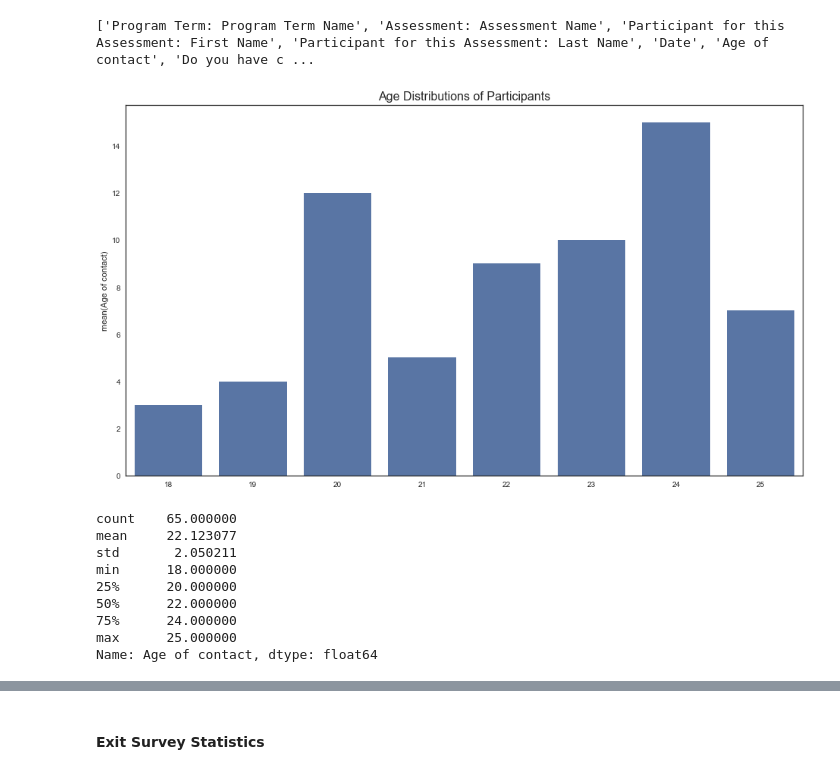
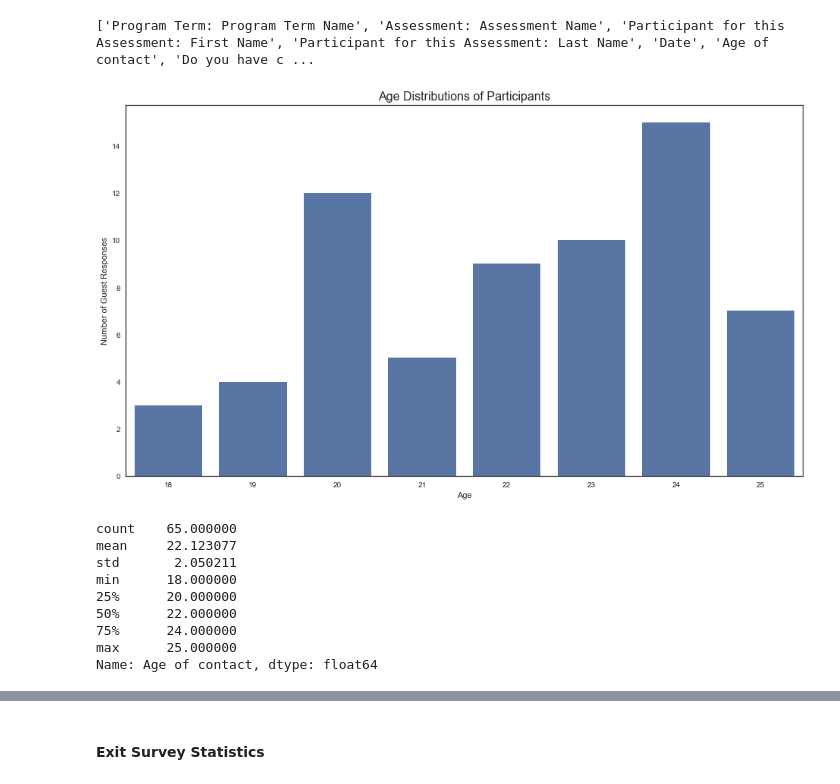
Before and after one commit to moniljhaveri/ec506Project, a Jupyter notebook: Project-Progress-Report.ipynb, the cells around one changed output, grey strips where cells are left out. Saved outputs shown, nothing was run; the diff lists cells and outputs as text; code cells hidden in the pictures.

```diff
--- a/Project-Progress-Report.ipynb
+++ b/Project-Progress-Report.ipynb
@@ -180,17 +190,19 @@ basicDataDict['Percent of Clients with Children'] = percentChildren
 # %%
 age = dfGuest['Age of contact'].value_counts()
 ageAverage = dfGuest['Age of contact'].mean()
 ageList = list(age.index)
 #ageList.sort()
 sns.set(color_codes=True)
 sns.set(style="white")
 sns.set_context(rc={"figure.figsize": (16, 9)})
 sns.barplot(ageList, age, color='b')
 plt.title('Age Distributions of Participants', size=16)
+plt.xlabel("Age")
+plt.ylabel("Number of Guest Responses")
 plt.show()
 dfGuest['Age of contact'].describe()
 # %% [output]
-[figure, old version]
+[figure, new version]
 count    65.000000
 mean     22.123077
 std       2.050211
```
Also changed, not shown: parts of 10 cells of this notebook.
